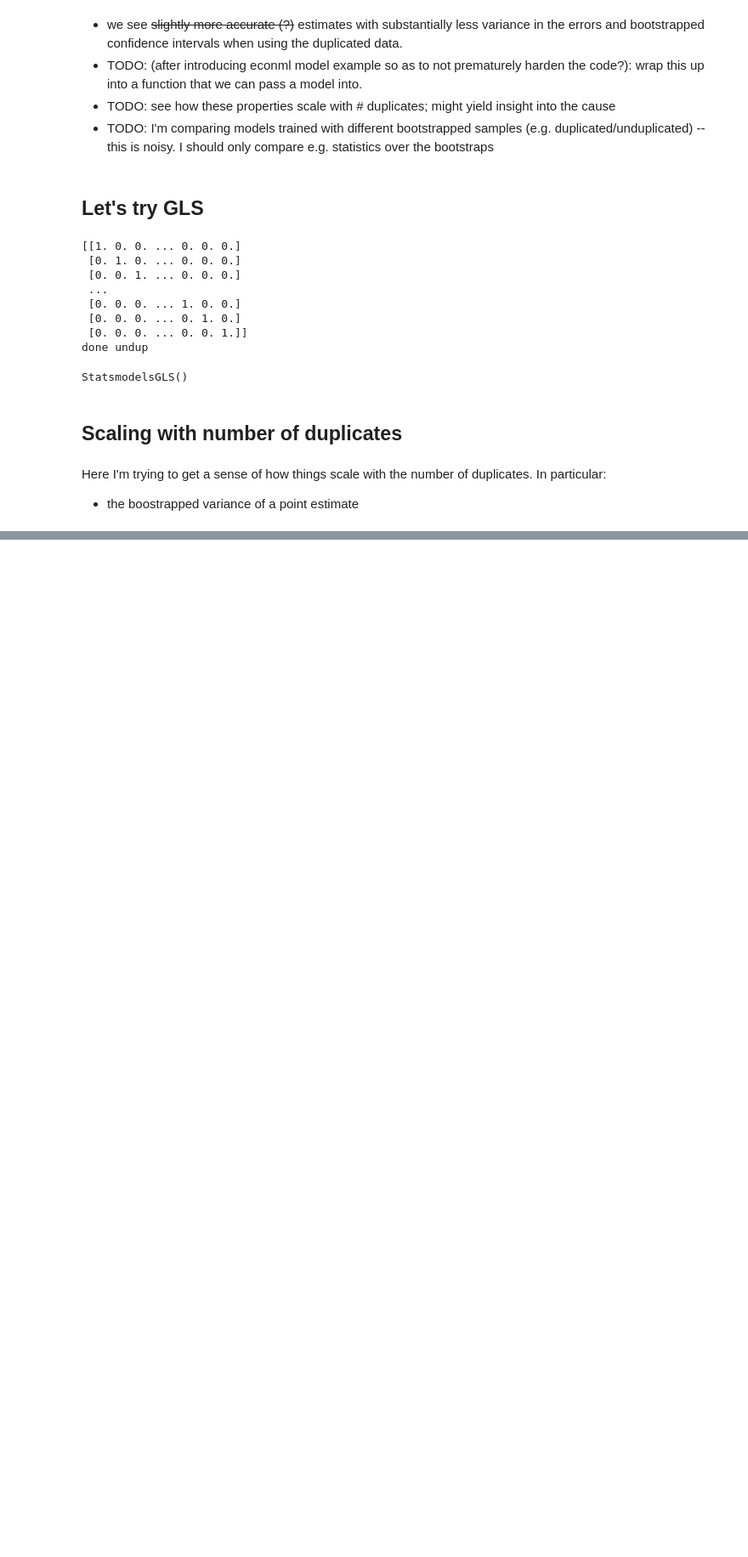
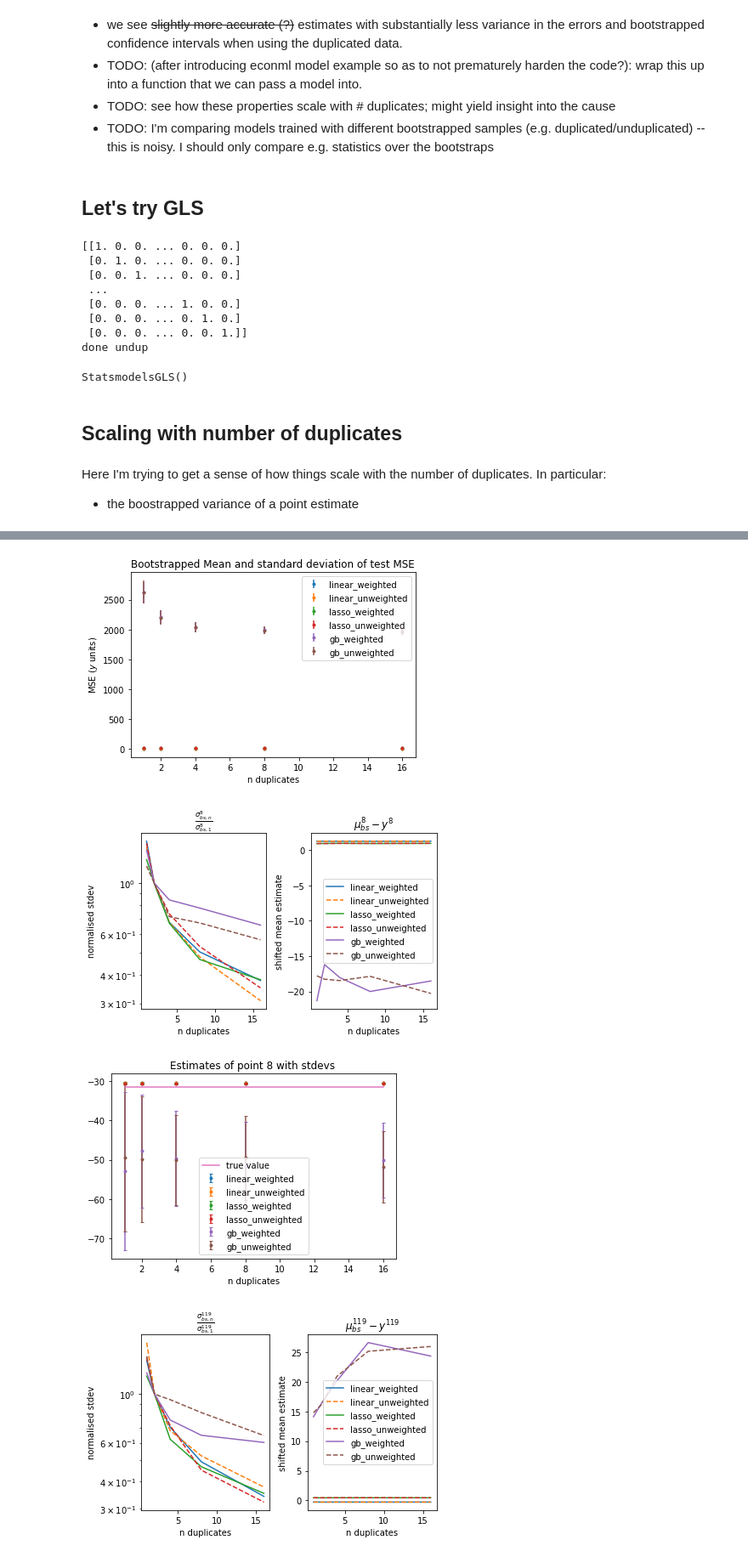
Before and after one commit to gradientinstitute/return2edu-paper, a Jupyter notebook: duplication/duplicate.ipynb, the cells around one changed output, grey strips where cells are left out. Shown at 85% size. Saved outputs shown, nothing was run; the diff lists cells and outputs as text; code cells hidden in the pictures; blank space fills up the shorter version.

```diff
--- a/duplication/duplicate.ipynb
+++ b/duplication/duplicate.ipynb
@@ -405,2 +345,27 @@ done with 32 duplicates
 # %%
-# print(point_data.describe())
+# def get_point_data_by_index
+# index = 0
+
+
+
+models = {
+    "linear": {
+        "model": LinearRegression(),
+        "bootstrap_params": {"groups": False}
+    },
+    "lasso" : {
+        "model": Lasso(),
+        "bootstrap_params": {"groups": False}
+    },
+
+    "gb" : {
+        "model": grad_boost,
+        "bootstrap_params": {"groups": True}
+    }
+}
+
+
+n_duplicates = [1,2,4,8,16]
+sample_weights = [False, True]
+
+bs_results, y_pred_test = grid_with_bootstrap(models, n_duplicates, sample_weights)
@@ -456,2 +487,11 @@ ax2.legend()
 # %%
-# TODO: something is wrong; point_y_hat_4 should be statistically similar to point_y_hat_dup... what's with the stdev??
+inspect_bootstrap()
+
+
+for i in core_indices[:10]:
+    inspect_point(i)
+# %% [output]
+[figure, added]
+[figure, added]
+[figure, added]
+[figure, added]
```
Also changed, not shown: parts of 21 cells of this notebook.
